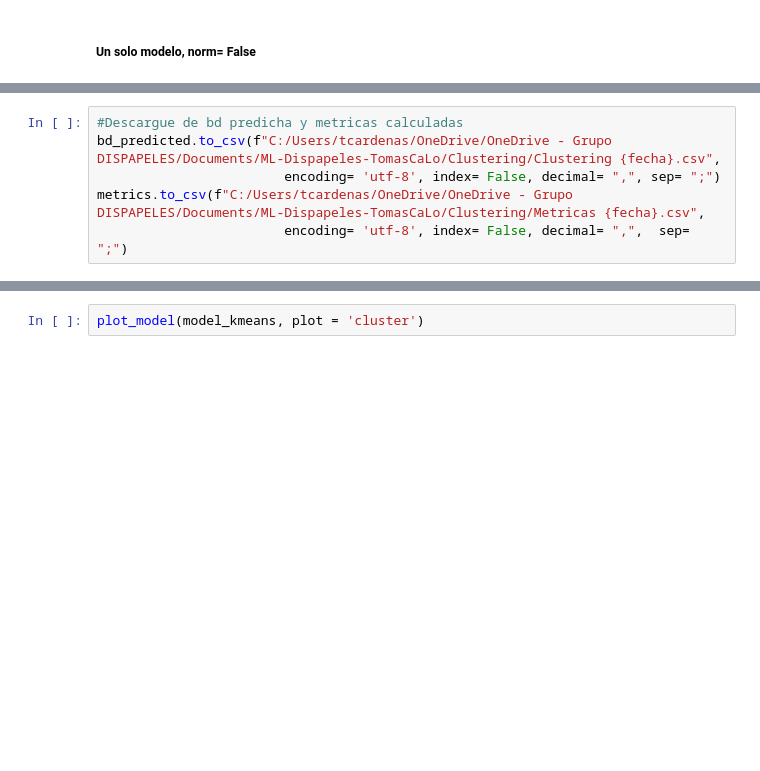
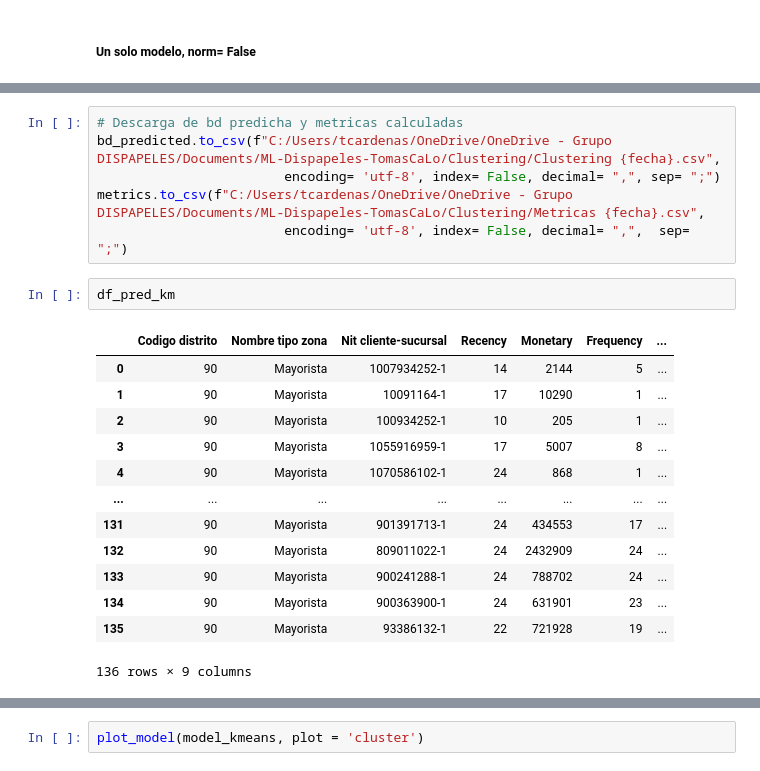
Before and after one commit to TomasCardeLo/ML-Dispapeles-TomasCaLo, a Jupyter notebook: Clustering/Clustering pycaret kmeans - v2.ipynb, the cells around one changed output, grey strips where cells are left out. Cells and saved outputs as stored; diff of their text form; blank space fills up the shorter version.

```diff
--- a/Clustering/Clustering pycaret kmeans - v2.ipynb
+++ b/Clustering/Clustering pycaret kmeans - v2.ipynb
@@ -352,7 +289,23 @@ metrics[metrics['Normalizado'] == "No"].describe()
 # %%
-#Descargue de bd predicha y metricas calculadas
+# Descarga de bd predicha y metricas calculadas
 bd_predicted.to_csv(f"C:/Users/tcardenas/OneDrive/OneDrive - Grupo DISPAPELES/Documents/ML-Dispapeles-TomasCaLo/Clustering/Clustering {fecha}.csv",
                         encoding= 'utf-8', index= False, decimal= ",", sep= ";")
 metrics.to_csv(f"C:/Users/tcardenas/OneDrive/OneDrive - Grupo DISPAPELES/Documents/ML-Dispapeles-TomasCaLo/Clustering/Metricas {fecha}.csv",
                         encoding= 'utf-8', index= False, decimal= ",",  sep= ";")
+# %%
+df_pred_km
+# %% [output]
+|  | Codigo distrito | Nombre tipo zona | Nit cliente-sucursal | Recency | Monetary | Frequency | ... |
+| 0 | 90 | Mayorista | 1007934252-1 | 14 | 2144 | 5 | ... |
+| 1 | 90 | Mayorista | 10091164-1 | 17 | 10290 | 1 | ... |
+| 2 | 90 | Mayorista | 100934252-1 | 10 | 205 | 1 | ... |
+| 3 | 90 | Mayorista | 1055916959-1 | 17 | 5007 | 8 | ... |
+| 4 | 90 | Mayorista | 1070586102-1 | 24 | 868 | 1 | ... |
+| ... | ... | ... | ... | ... | ... | ... | ... |
+| 131 | 90 | Mayorista | 901391713-1 | 24 | 434553 | 17 | ... |
+| 132 | 90 | Mayorista | 809011022-1 | 24 | 2432909 | 24 | ... |
+| 133 | 90 | Mayorista | 900241288-1 | 24 | 788702 | 24 | ... |
+| 134 | 90 | Mayorista | 900363900-1 | 24 | 631901 | 23 | ... |
+| 135 | 90 | Mayorista | 93386132-1 | 22 | 721928 | 19 | ... |
+136 rows × 9 columns
 # %%
```
Also changed, not shown: parts of 23 cells of this notebook, 8 other files.
